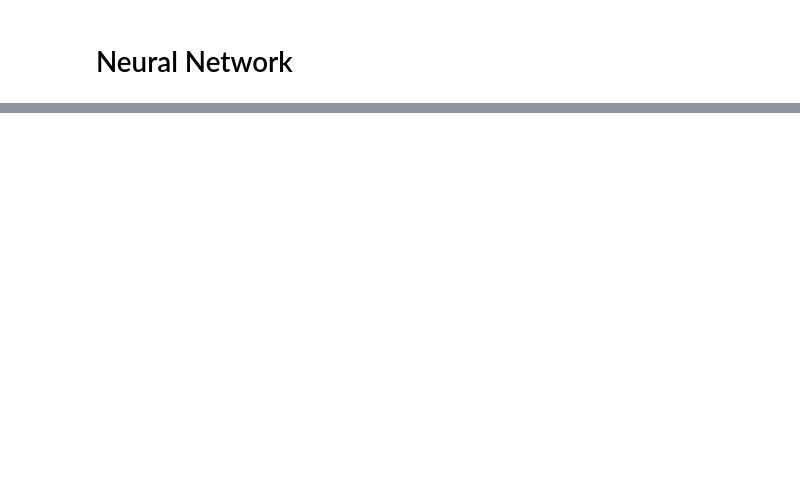
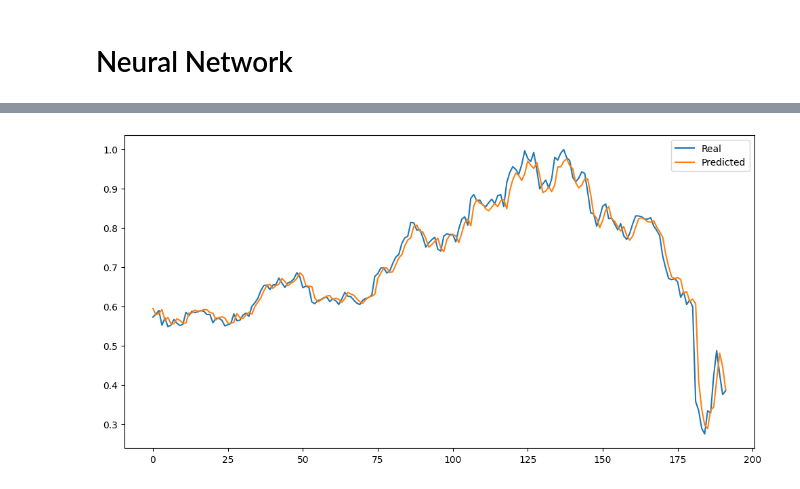
Before and after one commit to AkashKoley012/Deep-Learning-Projects, a Jupyter notebook: Netflix Stock Price Prediction.ipynb, the cells around one changed output, grey strips where cells are left out. Saved outputs shown, nothing was run; the diff lists cells and outputs as text; code cells hidden in the pictures; blank space fills up the shorter version.

Commit message:
Completed Netflix Stock Price Prediction

```diff
--- a/Netflix Stock Price Prediction.ipynb
+++ b/Netflix Stock Price Prediction.ipynb
@@ -114,0 +132,4 @@ torch.Size([64, 50, 1]) torch.Size([64, 1])
+# %%
+for X, y in train_dataloader:
+  print(X)
+  break
@@ -138,0 +181,5 @@ TypeError: list indices must be integers or slices, not tuple
+# %%
+device = torch.device('cuda' if torch.cuda.is_available() else 'cpu')
+model = LSTM().to(device)
+criterion = nn.MSELoss()
+optimizer = torch.optim.Adam(model.parameters(), lr=lr)
@@ -138,0 +190,6 @@ TypeError: list indices must be integers or slices, not tuple
+# %%
+for X, y in train_dataloader:
+  # print(X.shape, y.shape)
+  y_pred = model(X)
+  print(y_pred.shape, y.shape)
+  break
@@ -138,0 +198,12 @@ TypeError: list indices must be integers or slices, not tuple
+# %%
+for epoch in range(epochs):
+  total_loss = 0
+  for X, y in train_dataloader:
+    X, y = X.to(device), y.to(device)
+    optimizer.zero_grad()
+    output = model(X)
+    loss = criterion(output, y)
+    loss.backward()
+    optimizer.step()
+    total_loss += loss.item()
+  print(f'Epoch: {epoch+1}, Loss: {total_loss/len(train_dataloader)}')
@@ -138,0 +228,20 @@ TypeError: list indices must be integers or slices, not tuple
+# %%
+model.eval()
+
+y_pred = []
+y_real = []
+
+with torch.no_grad():
+  for X, y in test_dataloader:
+    X, y = X.to(device), y.to(device)
+    y_pred.extend(model(X).squeeze(-1).cpu().numpy())
+    y_real.extend(y.squeeze(-1).cpu().numpy())
+
+# y_pred = scaler.inverse_transform(y_pred)  # Rescale to original price
+plt.figure(figsize=(12,6))
+plt.plot(y_real, label='Real')
+plt.plot(y_pred, label='Predicted')
+plt.legend()
+plt.show()
+# %% [output]
+[figure, added]
```
Also changed, not shown: parts of 17 cells of this notebook.
